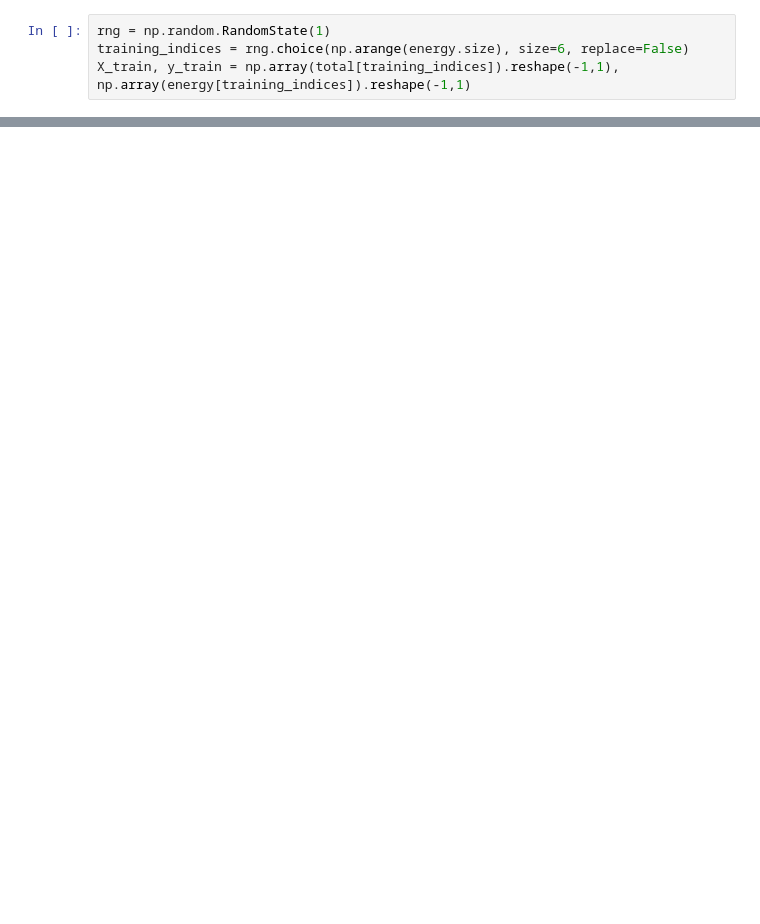
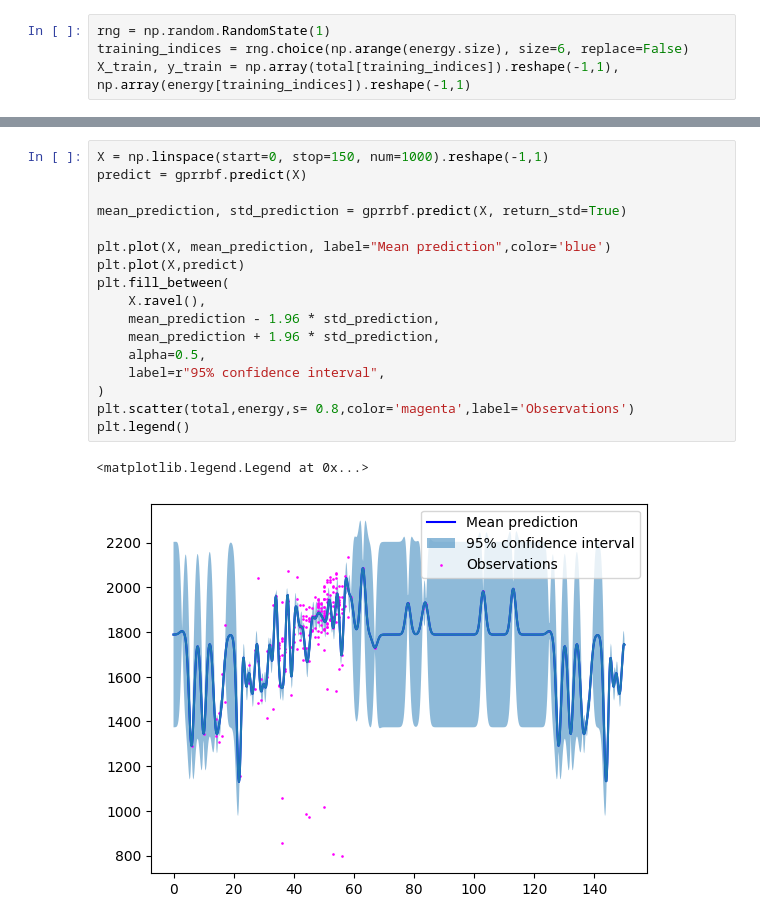
Before and after one commit to denisclancy767/GaussianProcessRegression, a Jupyter notebook: Untitled6.ipynb, the cells around one changed output, grey strips where cells are left out. Cells and saved outputs as stored; diff of their text form; blank space fills up the shorter version.

```diff
--- a/Untitled6.ipynb
+++ b/Untitled6.ipynb
@@ -86,0 +105,20 @@ numpy.ndarray
+# %%
+X = np.linspace(start=0, stop=150, num=1000).reshape(-1,1)
+predict = gprrbf.predict(X)
+
+mean_prediction, std_prediction = gprrbf.predict(X, return_std=True)
+
+plt.plot(X, mean_prediction, label="Mean prediction",color='blue')
+plt.plot(X,predict)
+plt.fill_between(
+    X.ravel(),
+    mean_prediction - 1.96 * std_prediction,
+    mean_prediction + 1.96 * std_prediction,
+    alpha=0.5,
+    label=r"95% confidence interval",
+)
+plt.scatter(total,energy,s= 0.8,color='magenta',label='Observations')
+plt.legend()
+# %% [output]
+<matplotlib.legend.Legend at 0x...>
+[figure, added]
```
Also changed, not shown: parts of 19 cells of this notebook.
